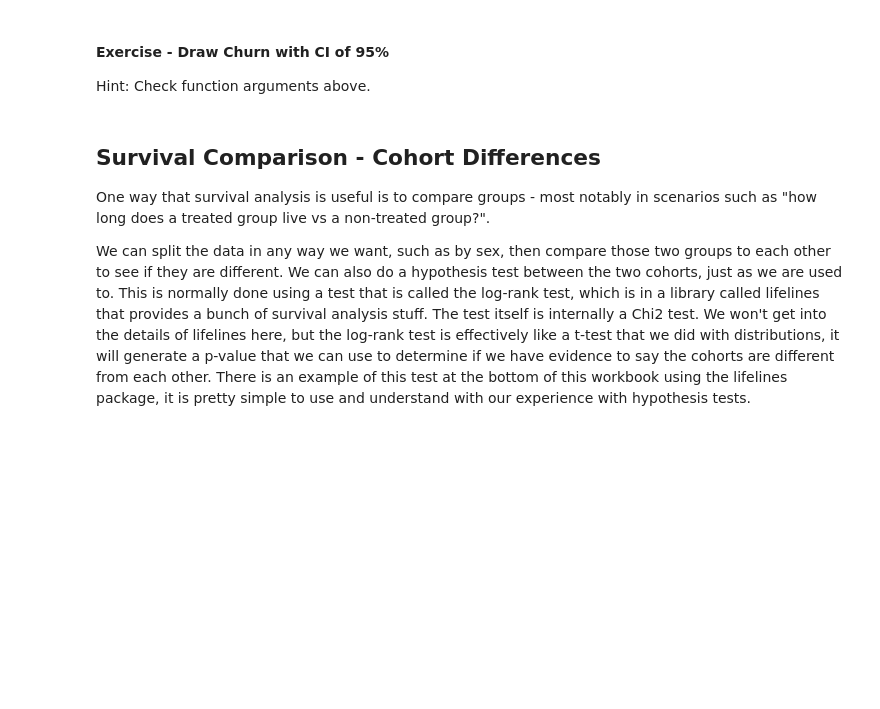
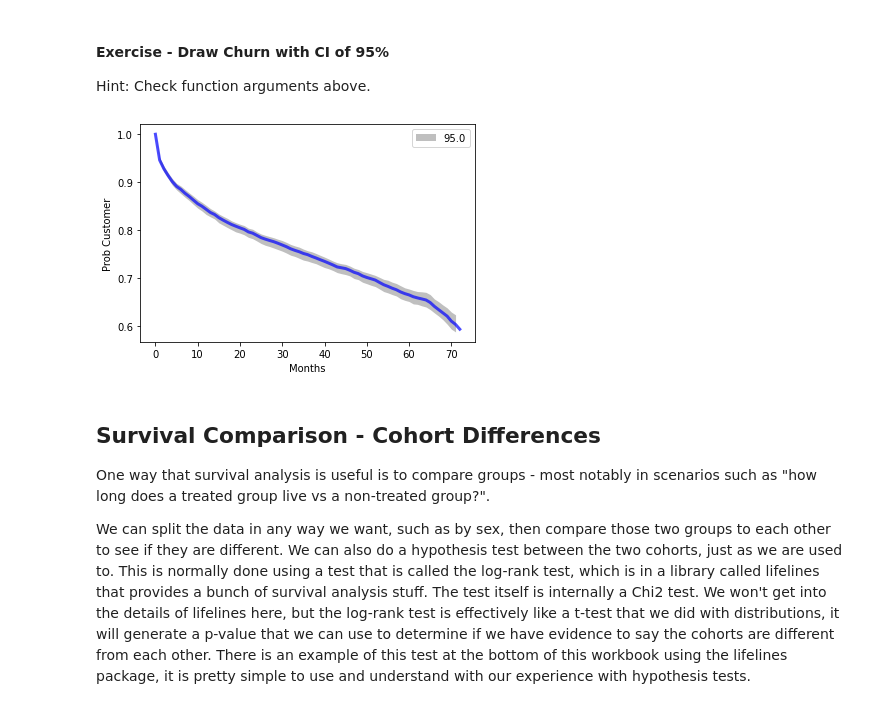
Before and after one commit to SidhST12/Basic_Stats_in_Python_Student_Workbooks, a Jupyter notebook: 029_Survival.ipynb, the cells around one changed output. Cells and saved outputs as stored; diff of their text form; code cells hidden in the pictures; blank space fills up the shorter version.

```diff
--- a/029_Survival.ipynb
+++ b/029_Survival.ipynb
@@ -330,6 +330,13 @@ thinkplot.Config(xlabel='Months',
 #### Exercise - Draw Churn with CI of 95%
 
 Hint: Check function arguments above.
+# %%
+ResampleSurvival(d2, columnName="tenure", ciLo=2.5, ciHi=97.5, splitName="Churn")
+thinkplot.Config(xlabel='Months',
+                 ylabel='Prob Customer',
+                 loc='upper right')
+# %% [output]
+[figure, added]
 # %% [markdown]
 ## Survival Comparison - Cohort Differences
 
```
